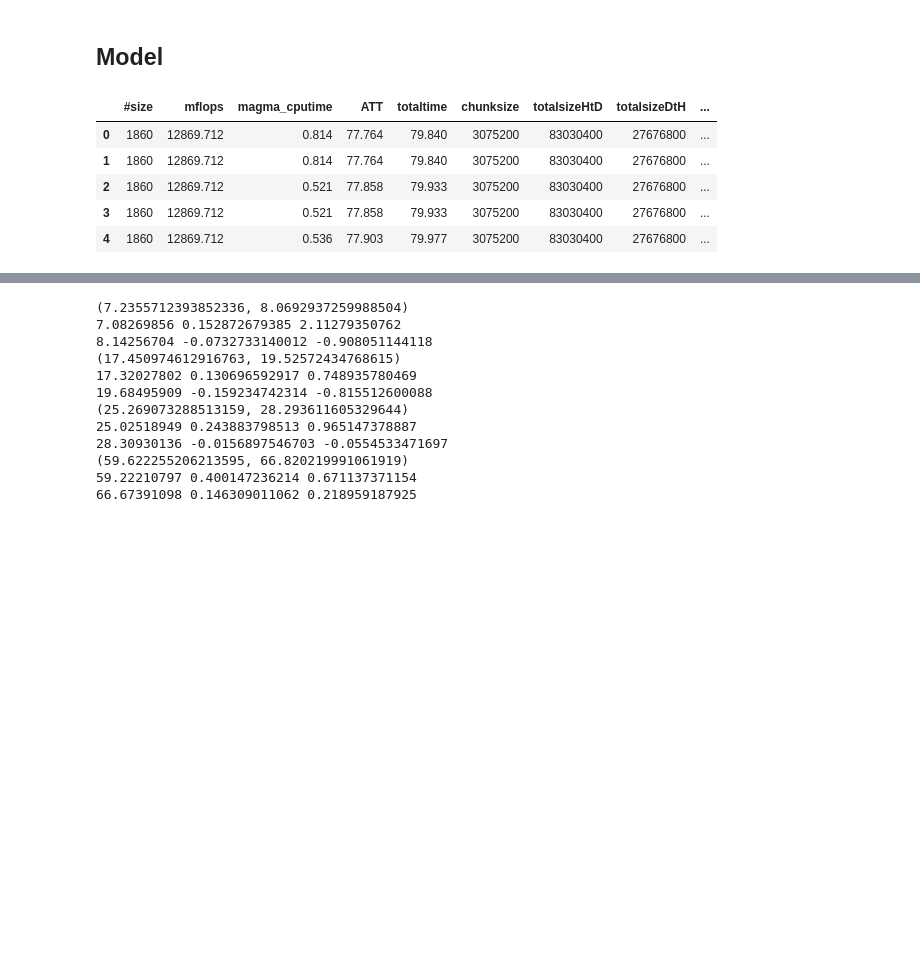
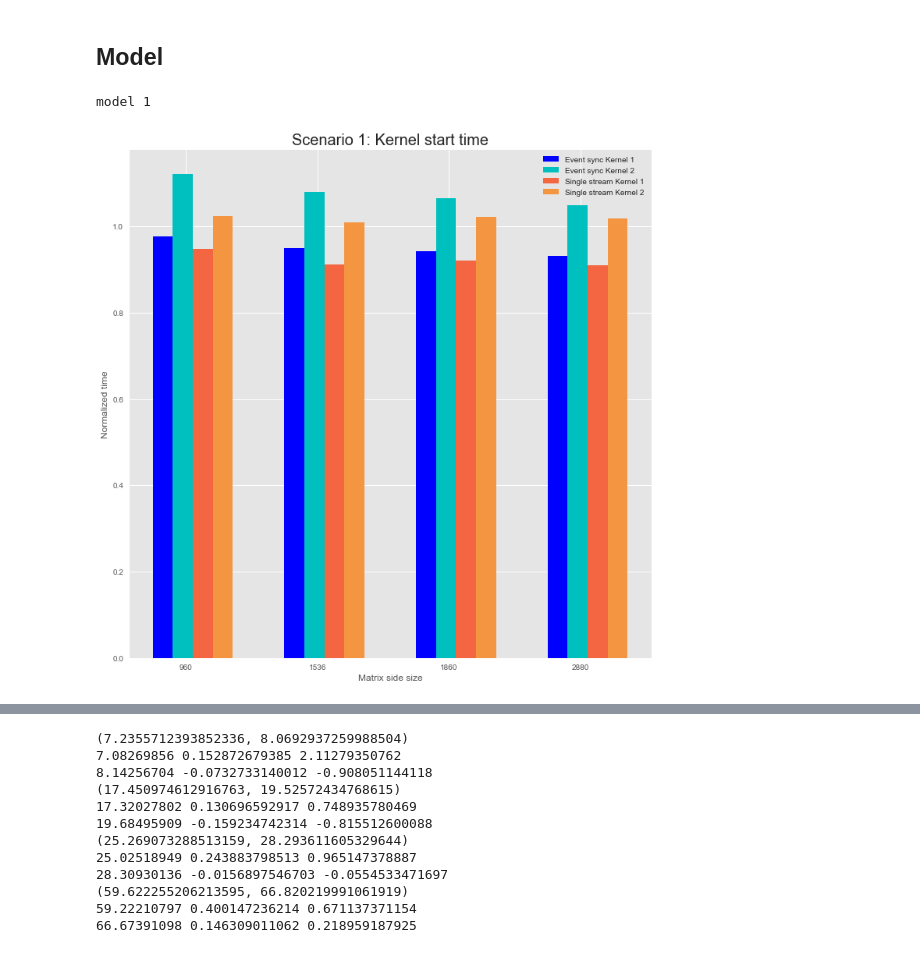
Before and after one commit to Erikun/bandwidthpartition, a Jupyter notebook: chunkedwithkernels.ipynb, the cells around one changed output, grey strips where cells are left out. Cells and saved outputs as stored; diff of their text form; code cells hidden in the pictures; blank space fills up the shorter version.

```diff
--- a/chunkedwithkernels.ipynb
+++ b/chunkedwithkernels.ipynb
@@ -278,11 +276,72 @@ mtest = pd.concat([mtest512,mtest620,mtest920])
 mtest.columns = mtest.columns.str.strip()
 mtestk1 = mtest[mtest['Kernel']=='partition 1']
 mtestk1 = mtestk1[['chunksize','HtDtime']]
-mtest620.head()
-# %% [output]
-|  | #size | mflops | magma_cputime | ATT | totaltime | chunksize | totalsizeHtD | totalsizeDtH | ... |
-| 0 | 1860 | 12869.712 | 0.814 | 77.764 | 79.840 | 3075200 | 83030400 | 27676800 | ... |
-| 1 | 1860 | 12869.712 | 0.814 | 77.764 | 79.840 | 3075200 | 83030400 | 27676800 | ... |
-| 2 | 1860 | 12869.712 | 0.521 | 77.858 | 79.933 | 3075200 | 83030400 | 27676800 | ... |
-| 3 | 1860 | 12869.712 | 0.521 | 77.858 | 79.933 | 3075200 | 83030400 | 27676800 | ... |
-| 4 | 1860 | 12869.712 | 0.536 | 77.903 | 79.977 | 3075200 | 83030400 | 27676800 | ... |
+# %%
+blpart2 = pd.read_csv('./data/kerneltestdata/baseline2partv2.csv', sep = ',')
+blpart2.columns = blpart2.columns.str.strip()
+p1=blpart2.loc[blpart2["Kernel"]==' partition 0']
+p2 = blpart2.loc[blpart2['Kernel']==' partition 1']
+m1960= p2.loc[p2['#size']==960,'HtDtime'].mean()
+p2960=m1960
+m11536 =p2.loc[p2['#size']==1536,'HtDtime'].mean()
+p21536=m11536
+m11860 = 26.565  # p2.loc[p2['#size']==1860,'HtDtime'].mean()
+p21860=m11860
+m12880= p2.loc[p2['#size']==2880,'HtDtime'].mean()
+p22880=m12880
+p1960=p1.loc[p1['#size']==960,'HtDtime'].mean()
+p11536=p1.loc[p1['#size']==1536,'HtDtime'].mean()
+p11860= 13.293  # p2.loc[p2['#size']==1860,'HtDtime'].mean()
+p12880=p1.loc[p1['#size']==2880,'HtDtime'].mean()
+p11280= p1.loc[p1['#size']==1280,'HtDtime'].mean()
+p21280= p2.loc[p2['#size']==1280,'HtDtime'].mean()
+
+p12048= p1.loc[p1['#size']==2048,'HtDtime'].mean()
+p22048=p2.loc[p2['#size']==2048,'HtDtime'].mean()
+p12480=23.518 #print p2.loc[p2['#size']==2480,'HtDtime'].mean()
+p22480=47.019
+p13840 =p1.loc[p1['#size']==3840,'HtDtime'].mean()
+p23840=p2.loc[p2['#size']==3840,'HtDtime'].mean()
+
+
+print "model 1"
+sidesize=[960,1536,1860,2880]
+m1p1=[]
+m1p2=[]
+m1p1.append(7.083/m1960)
+m1p2.append(8.143/m1960)
+m1p1.append(17.320/m11536)
+m1p2.append(19.684/m11536)
+m1p1.append(25.025/m11860)
+m1p2.append(28.309 /m11860)
+m1p1.append(59.222/m12880)
+m1p2.append(66.673/m12880)
+
+m1sp1=[]
+m1sp2=[]
+m1sp1.append(6.878/m1960)
+m1sp2.append(7.423/m1960)
+m1sp1.append(16.645/m11536)
+m1sp2.append(18.414/m11536)
+m1sp1.append(24.456/m11860)
+m1sp2.append(27.155 /m11860)
+m1sp1.append(57.878/m12880)
+m1sp2.append(64.746/m12880)
+size=0.1525
+N=len(m1p1)
+y=np.arange(N)
+fig, ax = plt.subplots()
+rects1 = ax.bar(y,m1p1, size, color='b')
+rects2 = ax.bar(y+size,m1p2, size, color='c')
+rects3 = ax.bar(y+size*2,m1sp1, size, color='#f46542')
+rects4 = ax.bar(y+size*3,m1sp2, size, color='#f49541')
+plt.title("Scenario 1: Kernel start time",fontsize=20)
+ax.set_xticks(y + 0.35 / 2)
+ax.set_xticklabels(sidesize)
+ax.legend((rects1[0], rects2[0],rects3[0],rects4[0]), ('Event sync Kernel 1', 'Event sync Kernel 2','Single stream Kernel 1', 'Single stream Kernel 2'))
+ax.set_xlabel("Matrix side size")
+ax.set_ylabel("Normalized time")
+plt.show()
+# %% [output]
+model 1
+[figure, added]
```
Also changed, not shown: parts of 16 cells of this notebook.
